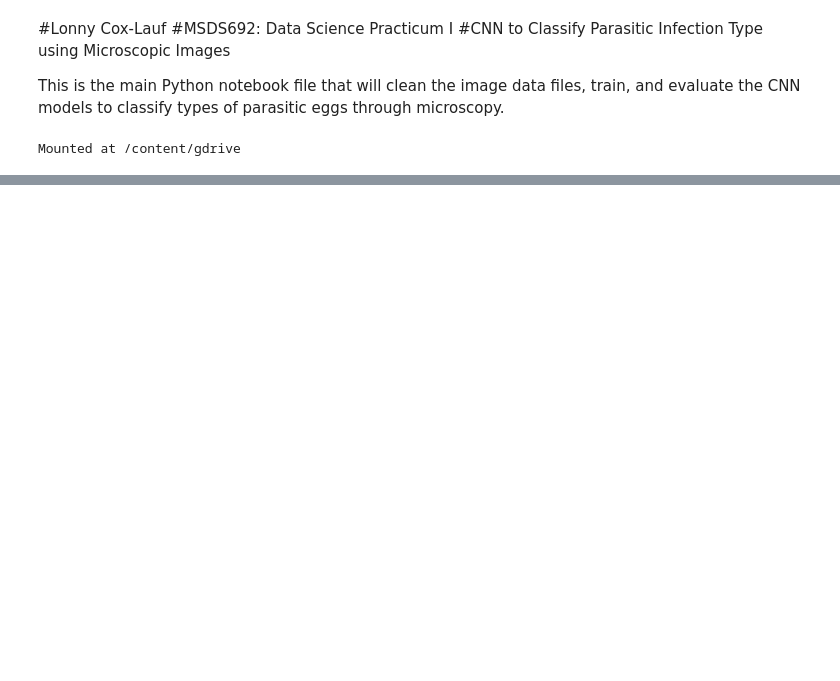
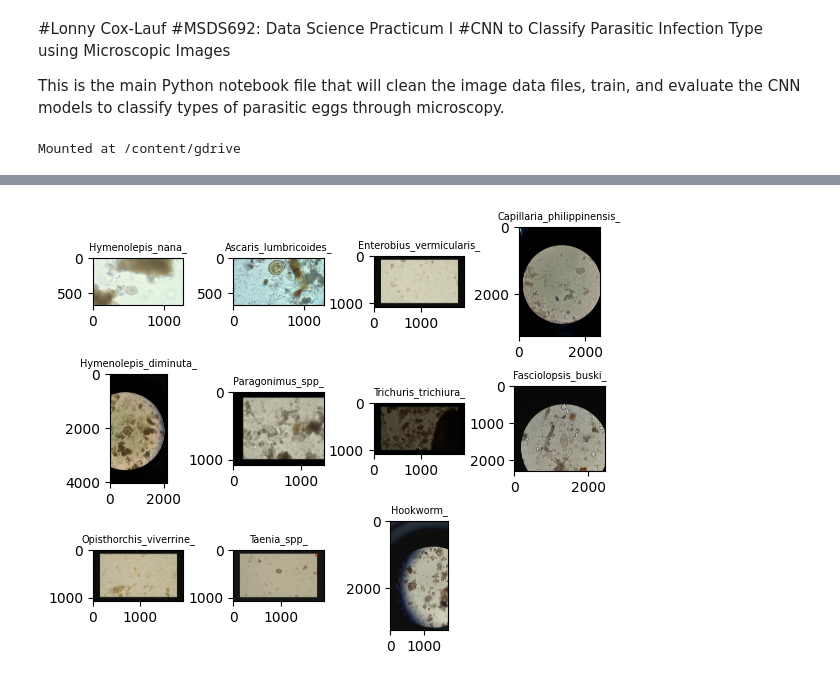
Before and after one commit to LonnyCox55/MSDS692_ParasiticInfectionCNN, a Jupyter notebook: src/main.ipynb, the cells around one changed output, grey strips where cells are left out. Saved outputs shown, nothing was run; the diff lists cells and outputs as text; code cells hidden in the pictures; blank space fills up the shorter version.

```diff
--- a/src/main.ipynb
+++ b/src/main.ipynb
@@ -96,12 +98,14 @@ testDir = os.path.join(baseDir, 'test')
 # %%
 # Plot one of each type of parasitic egg classification from training set
 i = 1
 for category in ("Hymenolepis_nana_", "Ascaris_lumbricoides_", "Enterobius_vermicularis_", "Capillaria_philippinensis_", "Hymenolepis_diminuta_", "Paragonimus_spp_", "Trichuris_trichiura_", "Fasciolopsis_buski_", "Opisthorchis_viverrine_", "Taenia_spp_", "Hookworm_"):
   fullPath = os.path.join(trainDir, category)
   img = image.load_img(os.path.join(fullPath, os.listdir(fullPath)[1]))
-  plt.subplot(2, 2, i)
+  plt.subplot(3, 4, i)
   imgplot = plt.imshow(img)
-  plt.title(category)
+  plt.title(category, fontsize=7)
   i += 1
 plt.subplots_adjust(top=0.92, bottom=0.08, left=0.10, hspace=0.35, wspace=0.55)
 plt.show()
+# %% [output]
+[figure, added]
```
Also changed, not shown: parts of 3 cells of this notebook.
